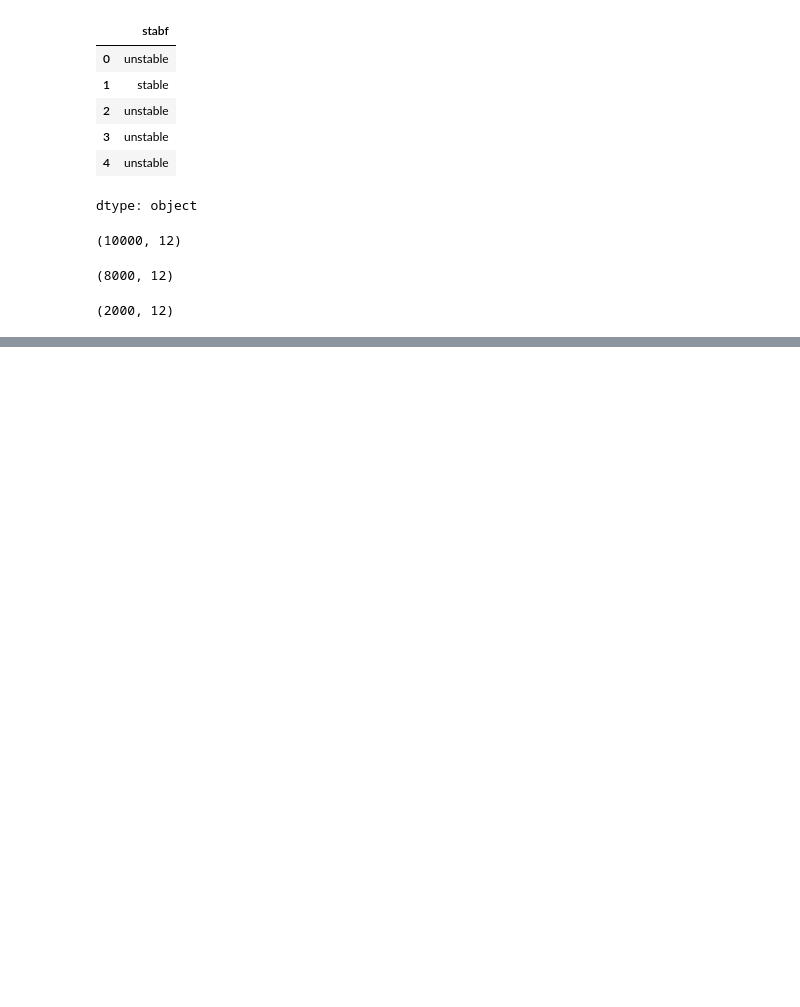
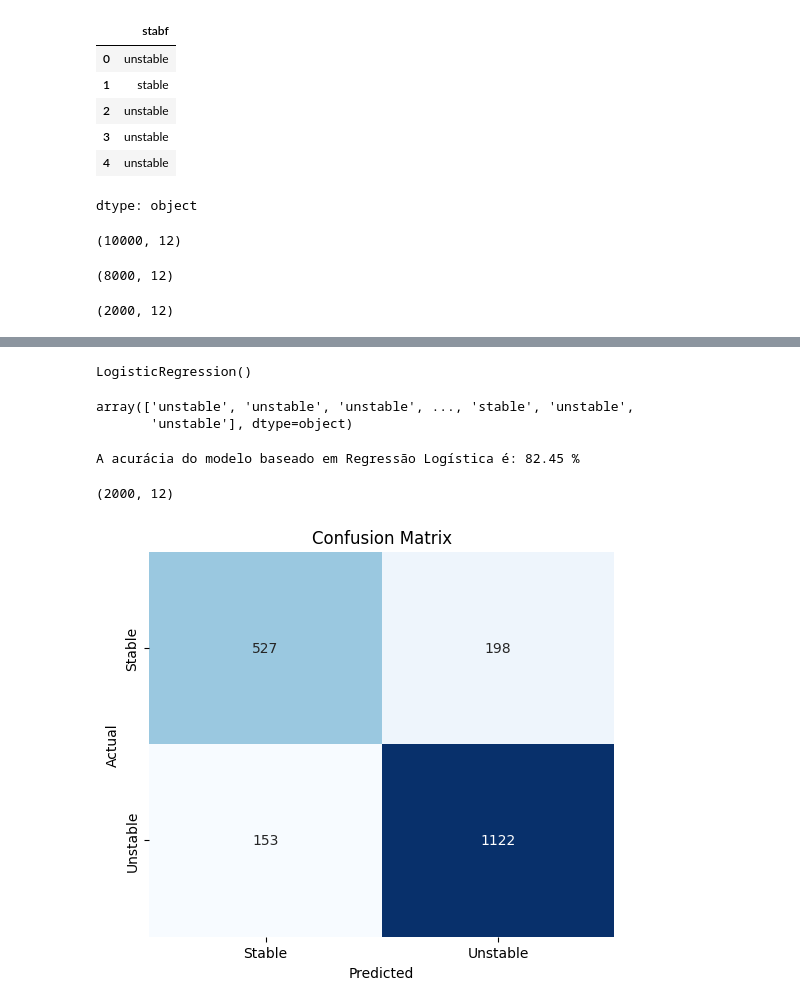
Before and after one commit to prof-atritiack/checkpoint2-SERS-2sem, a Jupyter notebook: AULA_06_SERS_ML_ENERGIA.ipynb, the cells around one changed output, grey strips where cells are left out. Saved outputs shown, nothing was run; the diff lists cells and outputs as text; code cells hidden in the pictures; blank space fills up the shorter version.

```diff
--- a/AULA_06_SERS_ML_ENERGIA.ipynb
+++ b/AULA_06_SERS_ML_ENERGIA.ipynb
@@ -137,0 +140,21 @@ X_test.shape
+# %%
+# Instanciando o modelo com base no algoritmo Logistic Regression
+modelo_LR = LogisticRegression()
+# %%
+# Treinamento do modelo
+modelo_LR.fit(X_train, y_train)
+# %% [output]
+LogisticRegression()
+# %%
+# Gerando as previsões
+y_predict = modelo_LR.predict(X_test)
+y_predict
+# %% [output]
+array(['unstable', 'unstable', 'unstable', ..., 'stable', 'unstable',
+       'unstable'], dtype=object)
+# %%
+# Avaliar o modelo (somente a acurácia)
+acuracia = 100 * accuracy_score(y_test, y_predict)
+print(f'A acurácia do modelo baseado em Regressão Logística é: {acuracia:.2f} %')
+# %% [output]
+A acurácia do modelo baseado em Regressão Logística é: 82.45 %
@@ -137,0 +163,16 @@ X_test.shape
+# %%
+X_test.shape
+# %% [output]
+(2000, 12)
+# %%
+cm = confusion_matrix(y_test, y_predict)
+
+plt.figure(figsize=(6, 5))
+sns.heatmap(cm, annot=True, fmt='d', cmap='Blues', cbar=False,
+            xticklabels=['Stable', 'Unstable'], yticklabels=['Stable', 'Unstable'])
+plt.xlabel('Predicted')
+plt.ylabel('Actual')
+plt.title('Confusion Matrix')
+plt.show()
+# %% [output]
+[figure, added]
```
Also changed, not shown: parts of 2 cells of this notebook.
